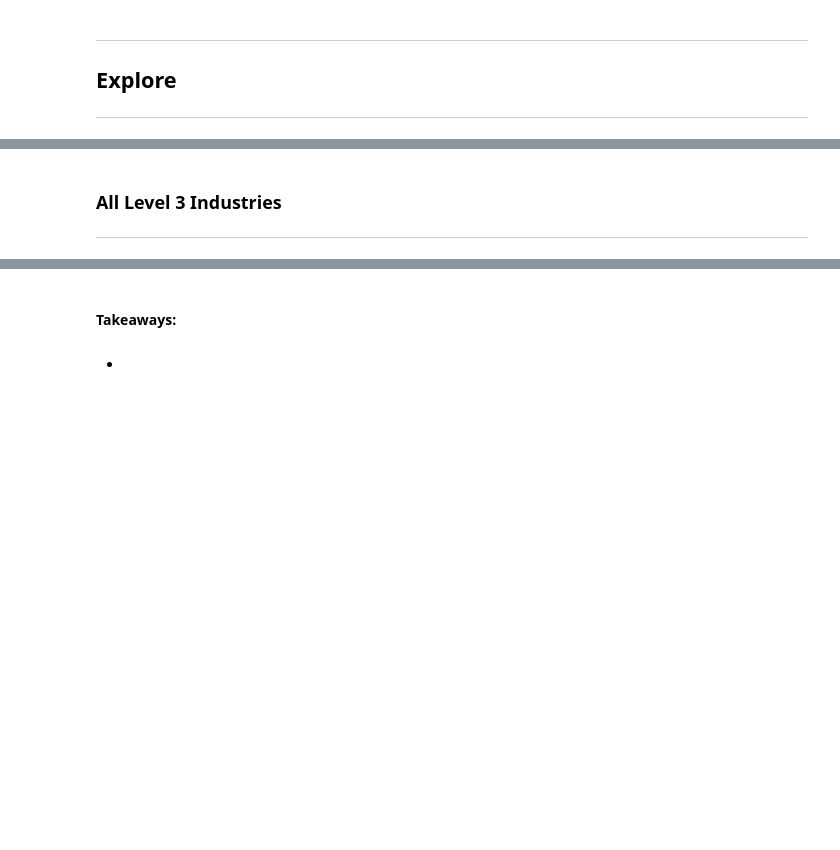
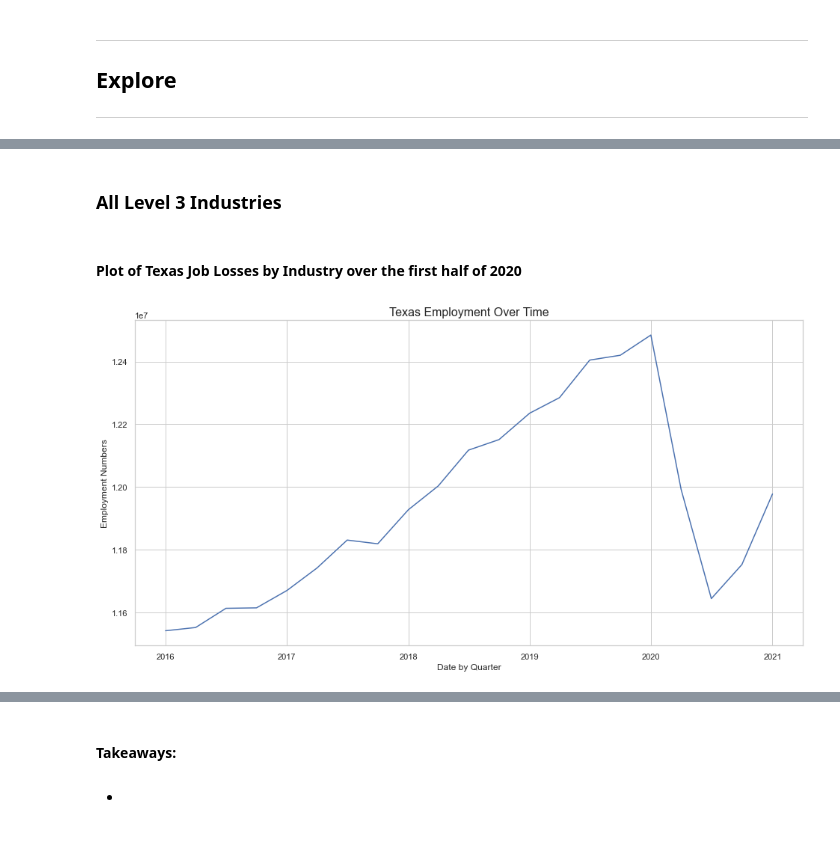
Before and after one commit to capstone-job-market-analysis/job-market-analysis, a Jupyter notebook: final_notebook.ipynb, the cells around one changed output, grey strips where cells are left out. Drawn from its saved outputs; the diff is of its cells as text; code cells hidden in the pictures; blank space fills up the shorter version.

```diff
--- a/final_notebook.ipynb
+++ b/final_notebook.ipynb
@@ -169,3 +135,2 @@ plt.show
-# %% [markdown]
-### All Level 3 Industries
----
+# %% [markdown]
+### All Level 3 Industries
@@ -171,0 +140,14 @@ plt.show
+# %% [markdown]
+#### Plot of Texas Job Losses by Industry over the first half of 2020
+# %%
+sum_by_date = census_light.groupby('date').sum()
+plt.figure(figsize=(16,8))
+sns.lineplot(x="date", y="Emp",
+                palette="ch:r=-.2,d=.3_r",
+                data=sum_by_date)
+plt.title('Texas Employment Over Time', fontsize=16)
+plt.xlabel('Date by Quarter')
+plt.ylabel('Employment Numbers')
+plt.show()
+# %% [output]
+[figure, added]
```
Also changed, not shown: parts of 24 cells of this notebook.
